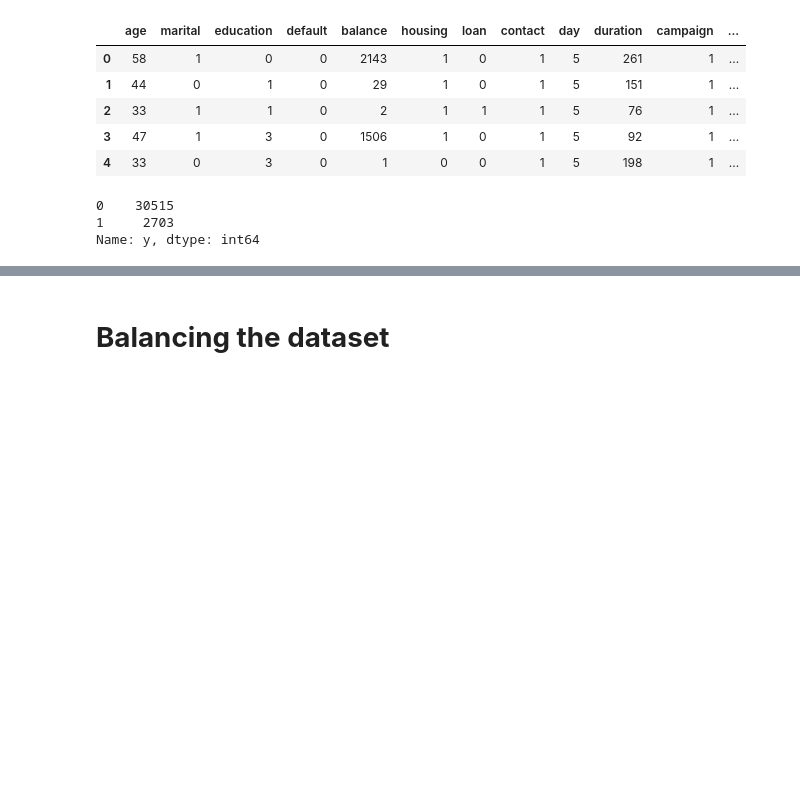
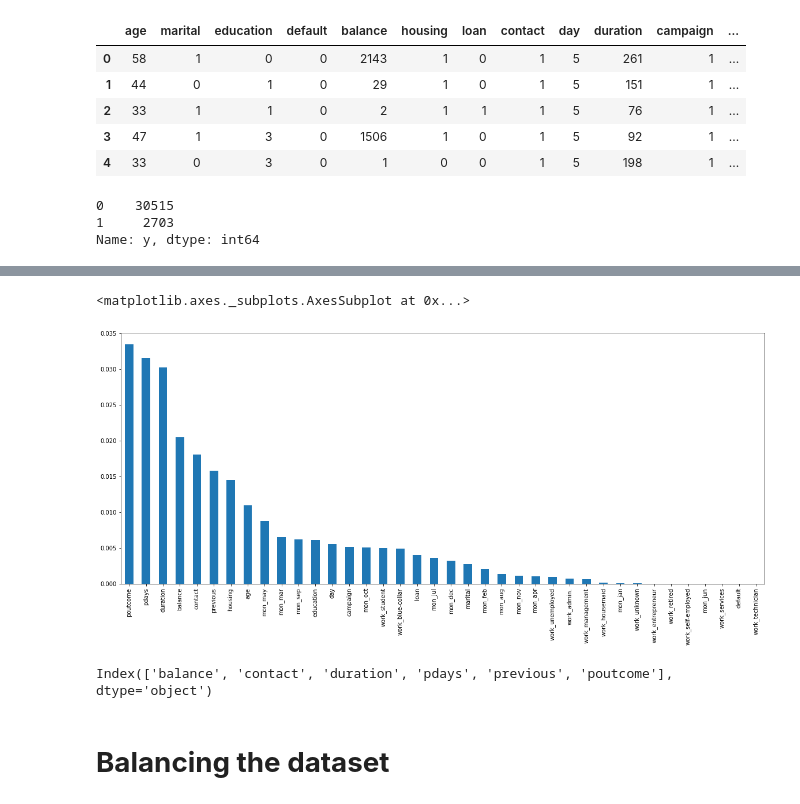
Before and after one commit to OfficialMuditsinha/Bank-Marketing-Effectiveness-Prediction-, a Jupyter notebook: Bank_Marketing_Effectiveness_Prediction_Capstone_Project.ipynb, the cells around one changed output, grey strips where cells are left out. Drawn from its saved outputs; the diff is of its cells as text; code cells hidden in the pictures; blank space fills up the shorter version.

```diff
--- a/Bank_Marketing_Effectiveness_Prediction_Capstone_Project.ipynb
+++ b/Bank_Marketing_Effectiveness_Prediction_Capstone_Project.ipynb
@@ -584,4 +586,4 @@ Name: y, dtype: int64
 # %%
 #Seperating the target variable
-X=dataset.iloc[:,0:-1]
+X=dataset.drop(labels='y',axis = 1)
 y= dataset['y']
@@ -587,0 +602,8 @@ y= dataset['y']
+# %%
+from sklearn.model_selection import train_test_split
+X_train, X_test, y_train, y_test = train_test_split(X , y , test_size = 0.2, random_state = 0)
+# %%
+from sklearn.feature_selection import mutual_info_classif
+# determine the mutual information
+mutual_info = mutual_info_classif(X_train, y_train)
+mutual_info
@@ -587,0 +621,4 @@ y= dataset['y']
+# %%
+mutual_info = pd.Series(mutual_info)
+mutual_info.index = X_train.columns
+mutual_info.sort_values(ascending=False)
@@ -587,0 +643,14 @@ y= dataset['y']
+# %%
+#let's plot the ordered mutual_info values per feature
+mutual_info.sort_values(ascending=False).plot.bar(figsize=(20, 8))
+# %% [output]
+<matplotlib.axes._subplots.AxesSubplot at 0x...>
+[figure, added]
+# %%
+from sklearn.feature_selection import SelectKBest
+#No we Will select the  top 6 important features
+sel_five_cols = SelectKBest(mutual_info_classif, k=6)
+sel_five_cols.fit(X_train, y_train)
+X_train.columns[sel_five_cols.get_support()]
+# %% [output]
+Index(['balance', 'contact', 'duration', 'pdays', 'previous', 'poutcome'], dtype='object')
```
Also changed, not shown: parts of 42 cells of this notebook.
